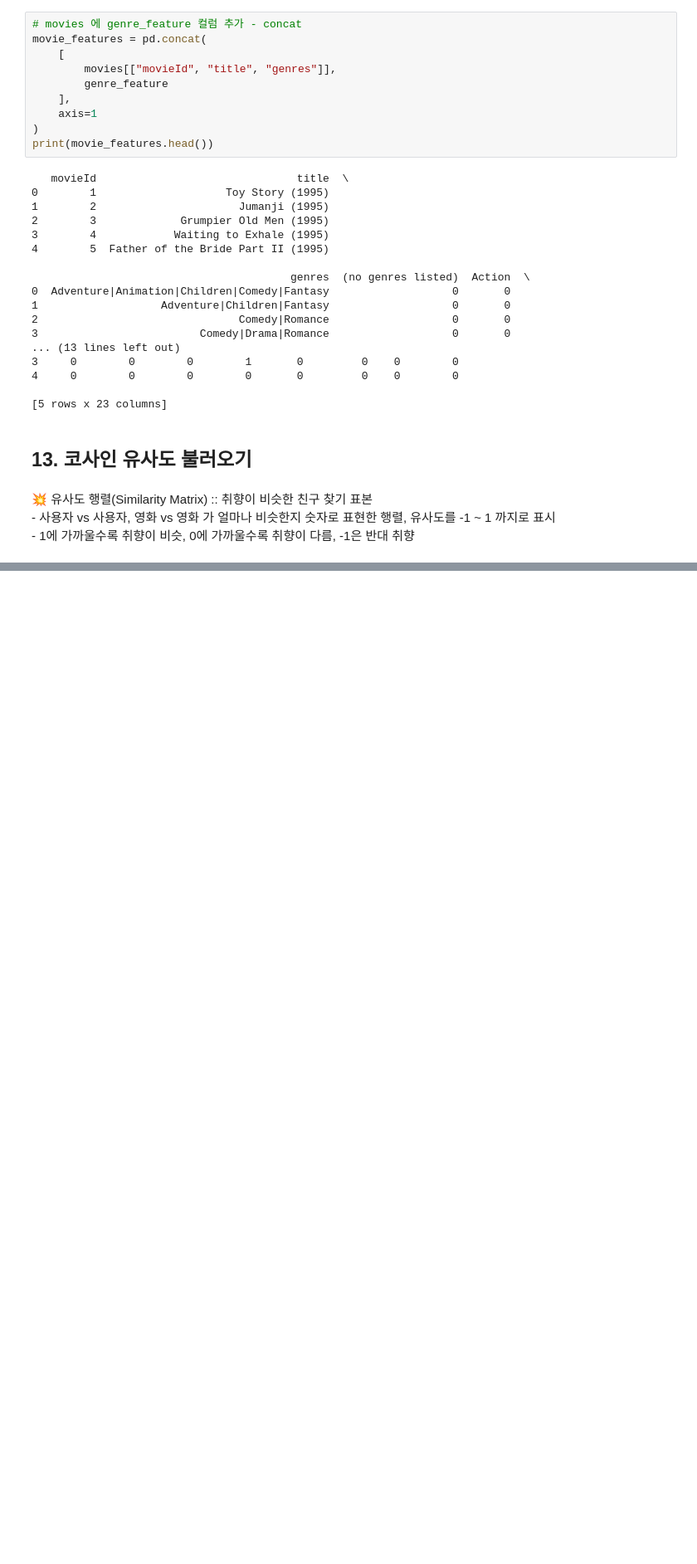
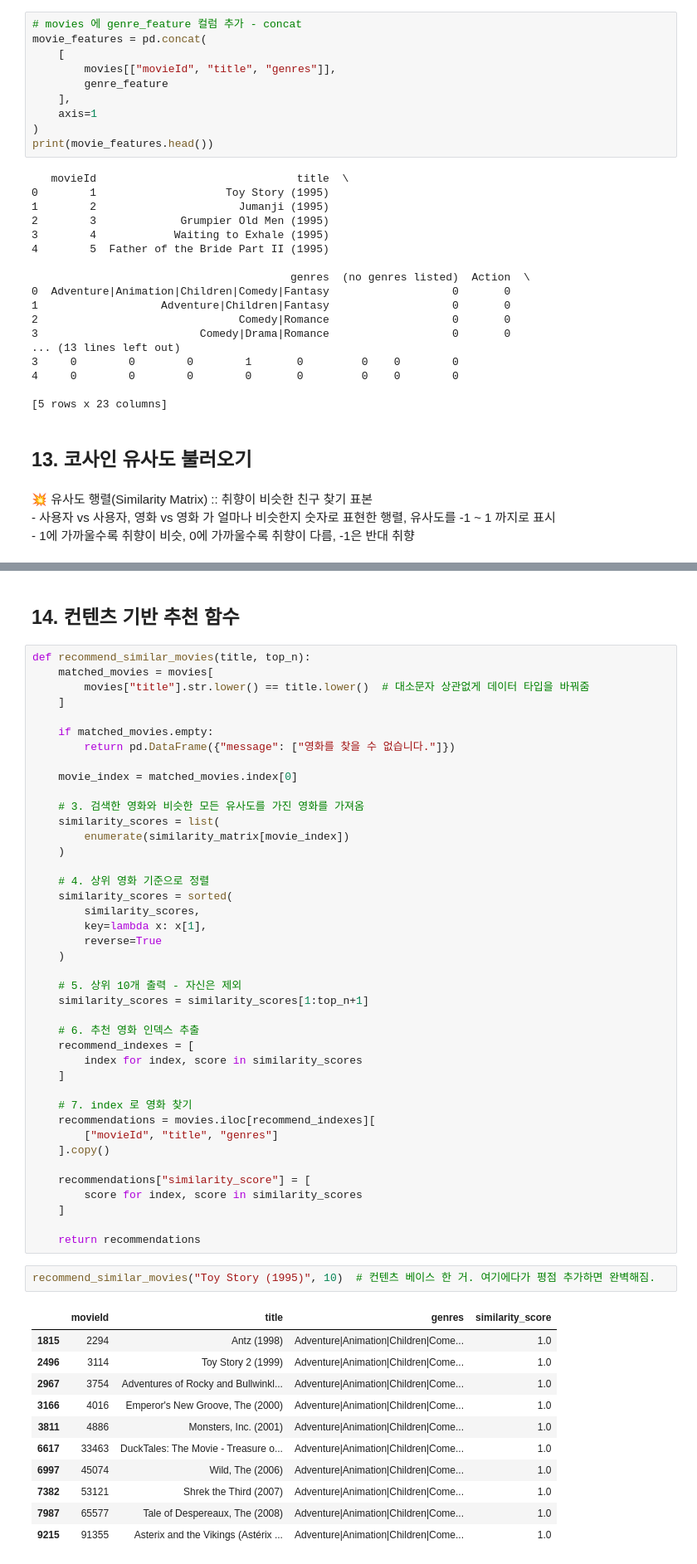
Before and after one commit to donggyu818/AI-Service-Lab, a Jupyter notebook: services/06-movie-recommendation-ai/ai-server/fe/ST_movie_recommendation_basic.ipynb, the cells around one changed output, grey strips where cells are left out. Shown at 83% size. Cells and saved outputs as stored; diff of their text form; blank space fills up the shorter version.

```diff
--- a/services/06-movie-recommendation-ai/ai-server/fe/ST_movie_recommendation_basic.ipynb
+++ b/services/06-movie-recommendation-ai/ai-server/fe/ST_movie_recommendation_basic.ipynb
@@ -442,0 +563,57 @@ print(movie_features.head())
+# %% [markdown]
+## 14. 컨텐츠 기반 추천 함수
+# %%
+def recommend_similar_movies(title, top_n):
+    matched_movies = movies[
+        movies["title"].str.lower() == title.lower()  # 대소문자 상관없게 데이터 타입을 바꿔줌
+    ]
+
+    if matched_movies.empty:
+        return pd.DataFrame({"message": ["영화를 찾을 수 없습니다."]})
+
+    movie_index = matched_movies.index[0]
+
+    # 3. 검색한 영화와 비슷한 모든 유사도를 가진 영화를 가져옴
+    similarity_scores = list(
+        enumerate(similarity_matrix[movie_index])
+    )
+
+    # 4. 상위 영화 기준으로 정렬
+    similarity_scores = sorted(
+        similarity_scores,
+        key=lambda x: x[1],
+        reverse=True
+    )
+
+    # 5. 상위 10개 출력 - 자신은 제외
+    similarity_scores = similarity_scores[1:top_n+1]
+
+    # 6. 추천 영화 인덱스 추출
+    recommend_indexes = [
+        index for index, score in similarity_scores
+    ]
+
+    # 7. index 로 영화 찾기
+    recommendations = movies.iloc[recommend_indexes][
+        ["movieId", "title", "genres"]
+    ].copy()
+
+    recommendations["similarity_score"] = [
+        score for index, score in similarity_scores
+    ]
+
+    return recommendations
+# %%
+recommend_similar_movies("Toy Story (1995)", 10)  # 컨텐츠 베이스 한 거. 여기에다가 평점 추가하면 완벽해짐.
+# %% [output]
+|  | movieId | title | genres | similarity_score |
+| 1815 | 2294 | Antz (1998) | Adventure|Animation|Children|Come... | 1.0 |
+| 2496 | 3114 | Toy Story 2 (1999) | Adventure|Animation|Children|Come... | 1.0 |
+| 2967 | 3754 | Adventures of Rocky and Bullwinkl... | Adventure|Animation|Children|Come... | 1.0 |
+| 3166 | 4016 | Emperor's New Groove, The (2000) | Adventure|Animation|Children|Come... | 1.0 |
+| 3811 | 4886 | Monsters, Inc. (2001) | Adventure|Animation|Children|Come... | 1.0 |
+| 6617 | 33463 | DuckTales: The Movie - Treasure o... | Adventure|Animation|Children|Come... | 1.0 |
+| 6997 | 45074 | Wild, The (2006) | Adventure|Animation|Children|Come... | 1.0 |
+| 7382 | 53121 | Shrek the Third (2007) | Adventure|Animation|Children|Come... | 1.0 |
+| 7987 | 65577 | Tale of Despereaux, The (2008) | Adventure|Animation|Children|Come... | 1.0 |
+| 9215 | 91355 | Asterix and the Vikings (Astérix ... | Adventure|Animation|Children|Come... | 1.0 |
```
Also changed, not shown: parts of 17 cells of this notebook.
